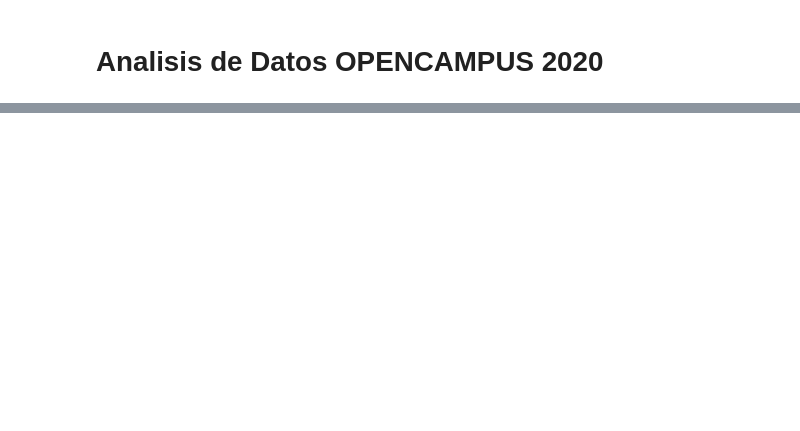
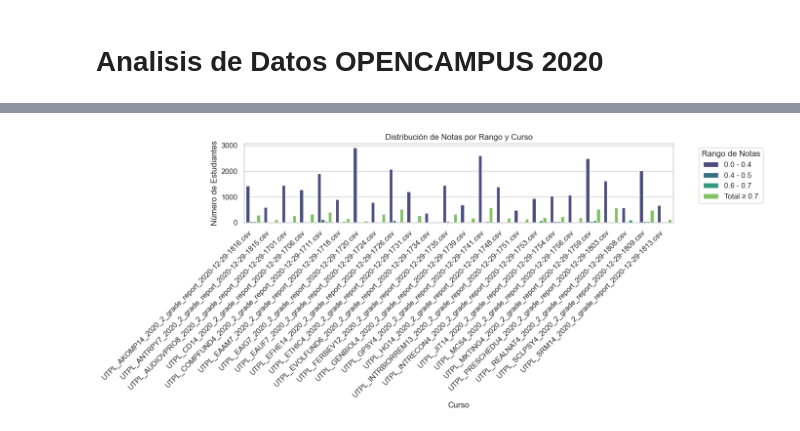
Before and after one commit to mjparedes11/analisis_encuestas, a Jupyter notebook: OPENCAMPUS/analisisNotasOPENCAMPUS.ipynb, the cells around one changed output, grey strips where cells are left out. Saved outputs shown, nothing was run; the diff lists cells and outputs as text; code cells hidden in the pictures; blank space fills up the shorter version.

```diff
--- a/OPENCAMPUS/analisisNotasOPENCAMPUS.ipynb
+++ b/OPENCAMPUS/analisisNotasOPENCAMPUS.ipynb
@@ -96,0 +97,35 @@ display(df_resumen)
+# %%
+import matplotlib.pyplot as plt
+import seaborn as sns
+
+# Configuración para estilo visual
+sns.set(style="whitegrid")
+
+# Eliminar la fila total para los gráficos
+df_graficos = df_resumen[df_resumen['Curso'] != 'ΣUMA']
+
+# Definir columnas de los rangos
+columnas_rangos = [
+    '0.0 - 0.4',
+    '0.4 - 0.5',
+    '0.6 - 0.7',
+    '0.6 - 0.7',
+    'Total ≥ 0.7'
+]
+
+# Gráfico de barras agrupado por curso
+df_melt = df_graficos.melt(id_vars='Curso', value_vars=columnas_rangos,
+                           var_name='Rango', value_name='Cantidad')
+
+plt.figure(figsize=(14, 6))
+sns.barplot(data=df_melt, x='Curso', y='Cantidad', hue='Rango', palette='viridis')
+
+plt.title('Distribución de Notas por Rango y Curso')
+plt.xticks(rotation=45, ha='right')
+plt.ylabel('Número de Estudiantes')
+plt.xlabel('Curso')
+plt.legend(title='Rango de Notas', bbox_to_anchor=(1.05, 1), loc='upper left')
+plt.tight_layout()
+plt.show()
+# %% [output]
+[figure, added]
```
Also changed, not shown: parts of 2 cells of this notebook.
